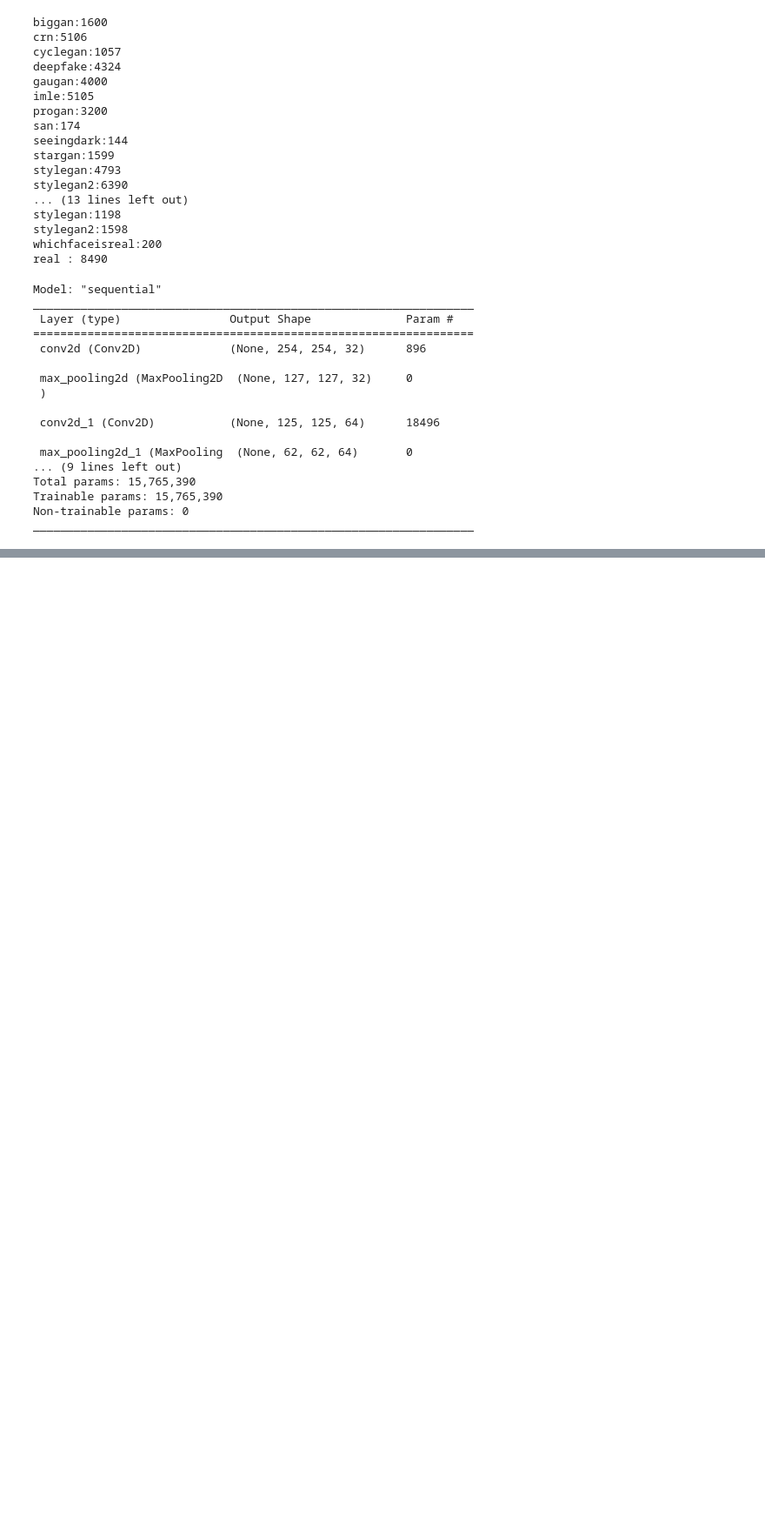
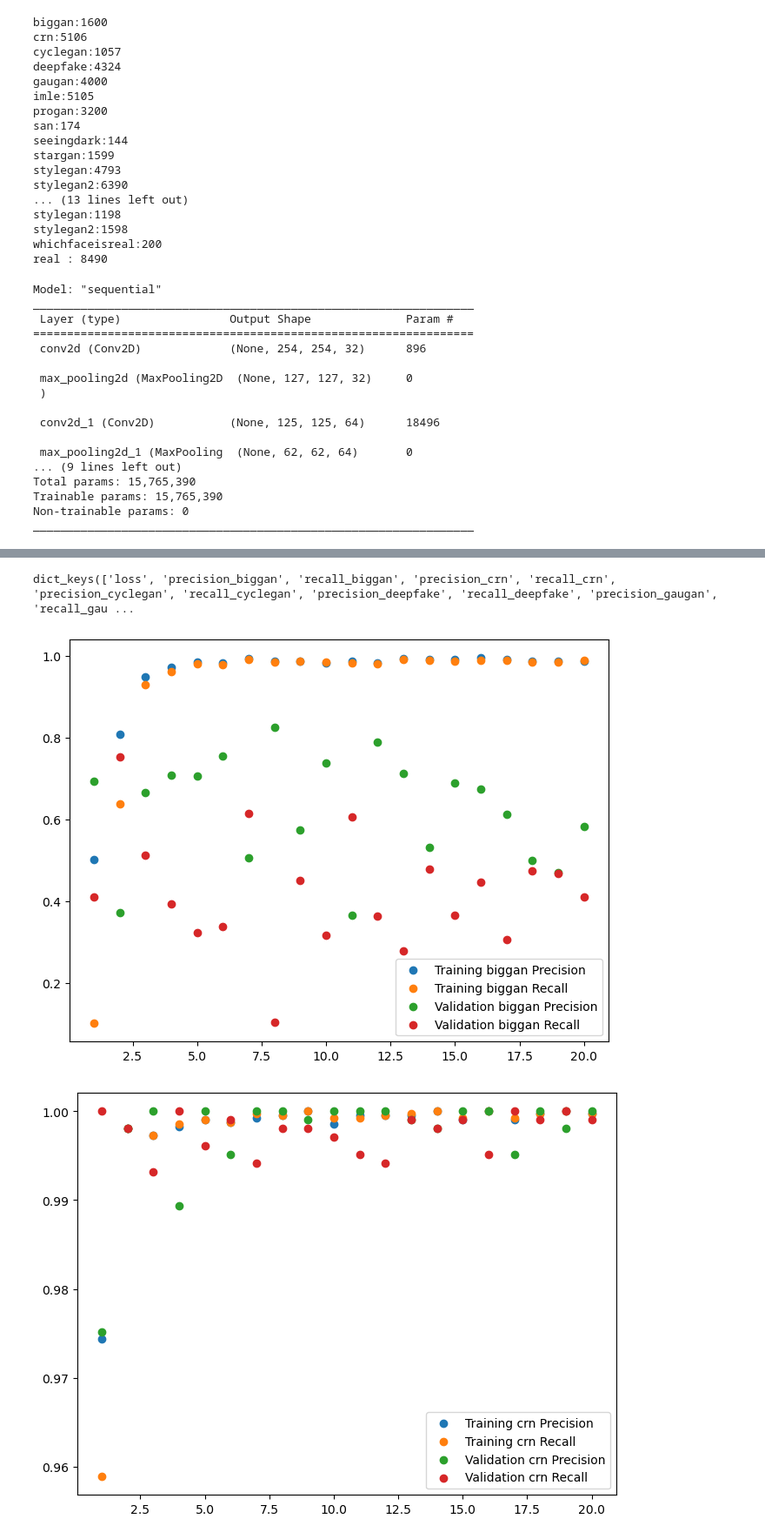
Before and after one commit to Alina-Beaini/AIvsReal, a Jupyter notebook: NNTest_Single_Channel.ipynb, the cells around one changed output, grey strips where cells are left out. Shown: that part at 87% size. Saved outputs shown, nothing was run; the diff lists cells and outputs as text; code cells hidden in the pictures; blank space fills up the shorter version.

```diff
--- a/NNTest_Single_Channel.ipynb
+++ b/NNTest_Single_Channel.ipynb
@@ -183,6 +186,9 @@ class MulticlassRecallMetric(Metric):
         self.mr.assign(self.multi_true_positives/(self.multi_predic+backend.epsilon()))
     def result(self):
         return self.mr
+    def get_config(self):
+        base_config = super().get_config()
+        return {**base_config}
 # %%
 keywords = ["biggan", "crn", "cyclegan","deepfake","gaugan","imle","progan","san","seeingdark","stargan","stylegan2",
             "stylegan", "whichfaceisreal"]
@@ -205,10 +211,10 @@ model.compile(optimizer='adam',
 def HPF_filter(image):
     return im_lib.fromarray(np.asarray(image)-np.asarray(image.filter(ImageFilter.GaussianBlur)))
 # %%
-train_sequence = ImageBatchSequence(X_train_train, batch_size = 32, filter_function = HPF_filter,
+train_sequence = ImageBatchSequence(X_train_train, batch_size = 16, filter_function = HPF_filter,
                                     output_function = categorical_output)
-validation_sequence = ImageBatchSequence(X_val, batch_size = 32, filter_function = HPF_filter,
+validation_sequence = ImageBatchSequence(X_val, batch_size = 16, filter_function = HPF_filter,
                                     output_function = categorical_output)
 # %%
-model.fit(train_sequence, epochs = 10, validation_data = validation_sequence)
+history = model.fit(train_sequence, epochs = 20, validation_data = validation_sequence)
 # %% [output]
@@ -227,0 +238,30 @@ Epoch 7/10
+# %%
+history_dict = history.history
+print(history_dict.keys())
+# %% [output]
+dict_keys(['loss', 'precision_biggan', 'recall_biggan', 'precision_crn', 'recall_crn', 'precision_cyclegan', 'recall_cyclegan', 'precision_deepfake', 'recall_deepfake', 'precision_gaugan', 'recall_gau ...
+# %%
+import matplotlib.pyplot as plt
+for kwd in keywords:
+    training_kwd_precision = "precision_" + kwd
+    training_kwd_recall = "recall_" + kwd
+    validation_kwd_precision = "val_precision_" + kwd
+    validation_kwd_recall = "val_recall_" + kwd
+    plt.figure(figsize = (8,6))
+    plt.scatter(range(1,20 + 1), history_dict[training_kwd_precision], label = "Training " +kwd+ " Precision")
+    plt.scatter(range(1,20 + 1), history_dict[training_kwd_recall], label = "Training " +kwd+ " Recall")
+    plt.scatter(range(1,20 + 1), history_dict[validation_kwd_precision], label = "Validation " +kwd+ " Precision")
+    plt.scatter(range(1,20 + 1), history_dict[validation_kwd_recall], label = "Validation " +kwd+ " Recall")
+    plt.legend(fontsize = 10)
+    plt.show()
+
+plt.figure(figsize = (8,6))
+plt.scatter(range(1,20 + 1), history_dict["precision_real"], label = "Training Real Precision")
+plt.scatter(range(1,20 + 1), history_dict["recall_real"], label = "Training Real Recall")
+plt.scatter(range(1,20 + 1), history_dict["val_precision_real"], label = "Validation Real Precision")
+plt.scatter(range(1,20 + 1), history_dict["val_recall_real"], label = "Validation Real Recall")
+plt.legend(fontsize = 10)
+plt.show()
+# %% [output]
+[figure, added]
+[figure, added]
```
Also changed, not shown: parts of 10 cells of this notebook.
